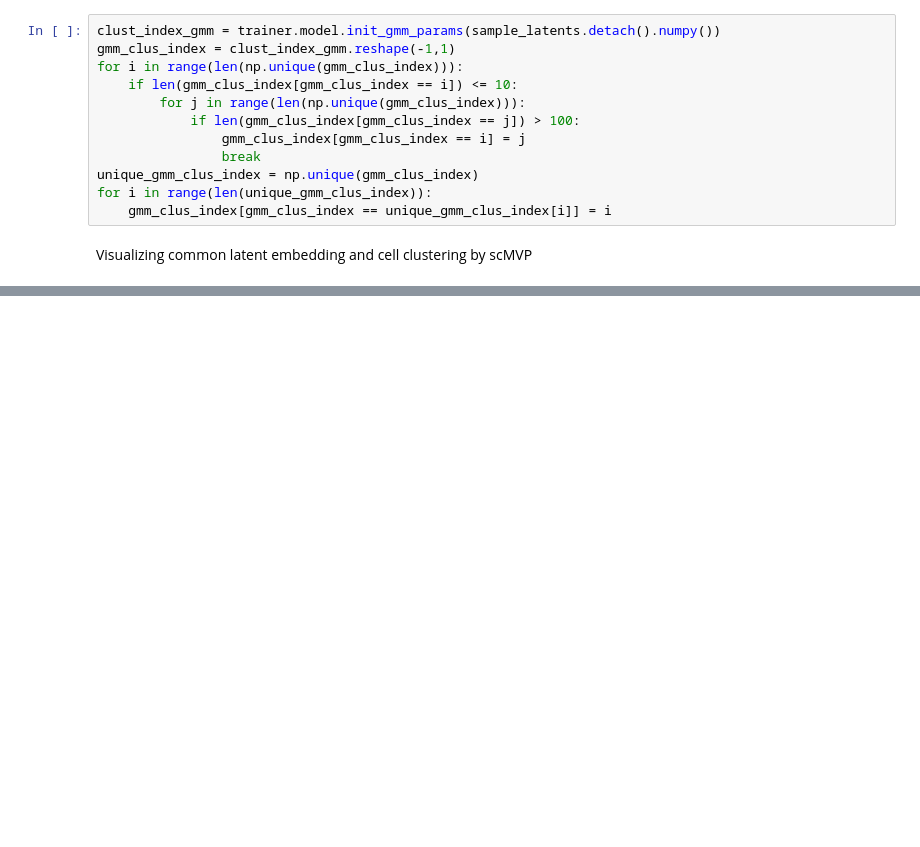
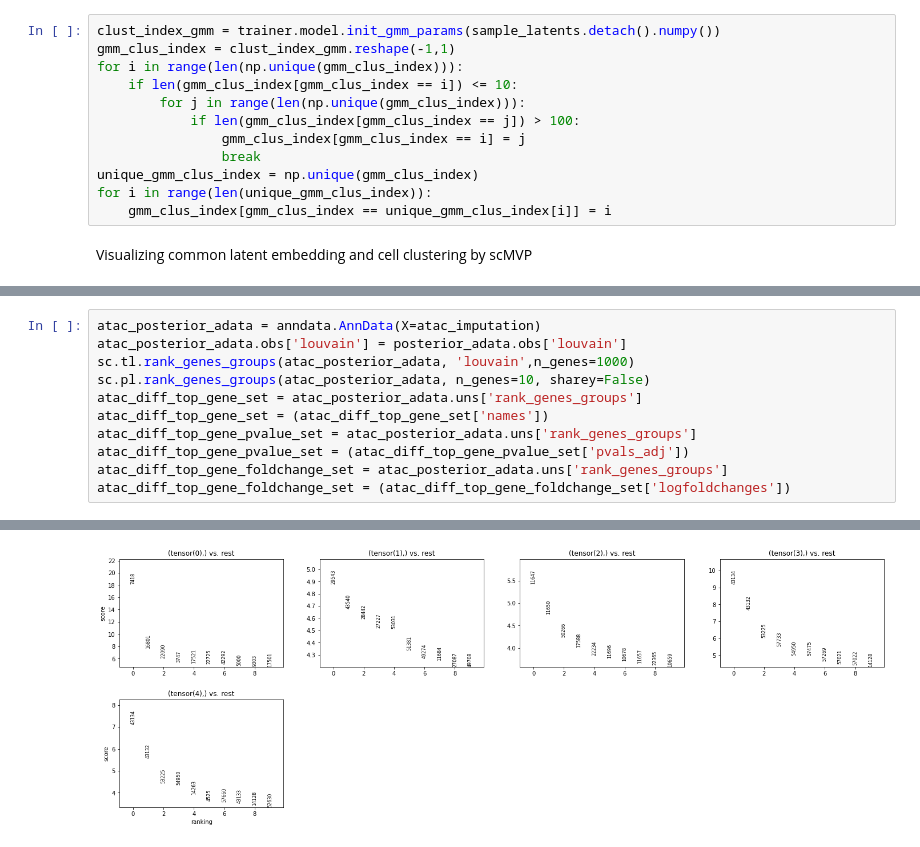
Before and after one commit to lgyzngc/scMVP, a Jupyter notebook: demos/scMVP_tutorial.ipynb, the cells around one changed output, grey strips where cells are left out. Drawn from its saved outputs; the diff is of its cells as text; blank space fills up the shorter version.

```diff
--- a/demos/scMVP_tutorial.ipynb
+++ b/demos/scMVP_tutorial.ipynb
@@ -279,0 +322,12 @@ diff_top_gene_foldchange_set = (diff_top_gene_foldchange_set['logfoldchanges'])
+# %%
+atac_posterior_adata = anndata.AnnData(X=atac_imputation)
+atac_posterior_adata.obs['louvain'] = posterior_adata.obs['louvain']
+sc.tl.rank_genes_groups(atac_posterior_adata, 'louvain',n_genes=1000)
+sc.pl.rank_genes_groups(atac_posterior_adata, n_genes=10, sharey=False)
+atac_diff_top_gene_set = atac_posterior_adata.uns['rank_genes_groups']
+atac_diff_top_gene_set = (atac_diff_top_gene_set['names'])
+atac_diff_top_gene_pvalue_set = atac_posterior_adata.uns['rank_genes_groups']
+atac_diff_top_gene_pvalue_set = (atac_diff_top_gene_pvalue_set['pvals_adj'])
+atac_diff_top_gene_foldchange_set = atac_posterior_adata.uns['rank_genes_groups']
+atac_diff_top_gene_foldchange_set = (atac_diff_top_gene_foldchange_set['logfoldchanges'])
+# %% [output]
@@ -279,0 +335 @@ diff_top_gene_foldchange_set = (diff_top_gene_foldchange_set['logfoldchanges'])
+[figure, added]
```
Also changed, not shown: parts of 14 cells of this notebook.
